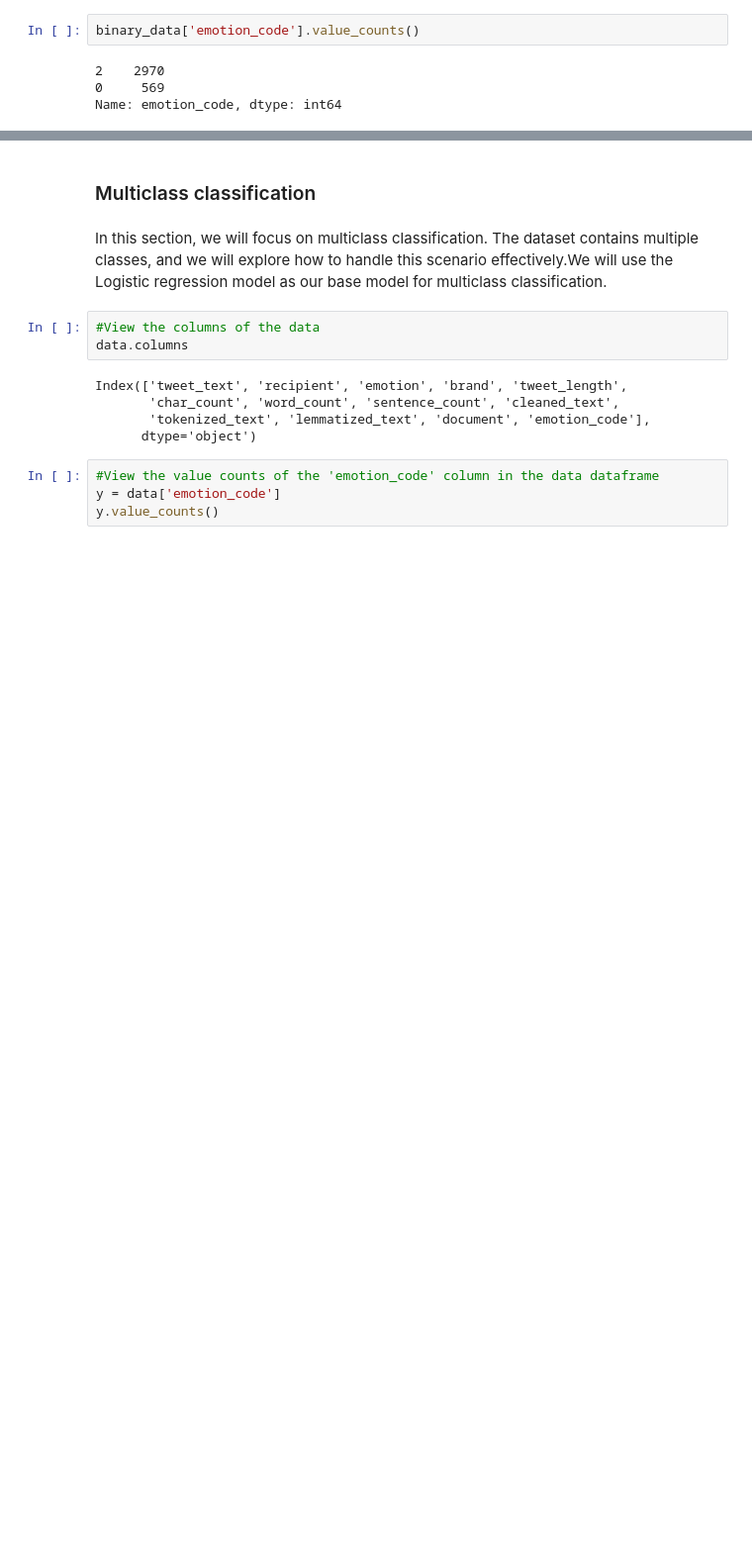
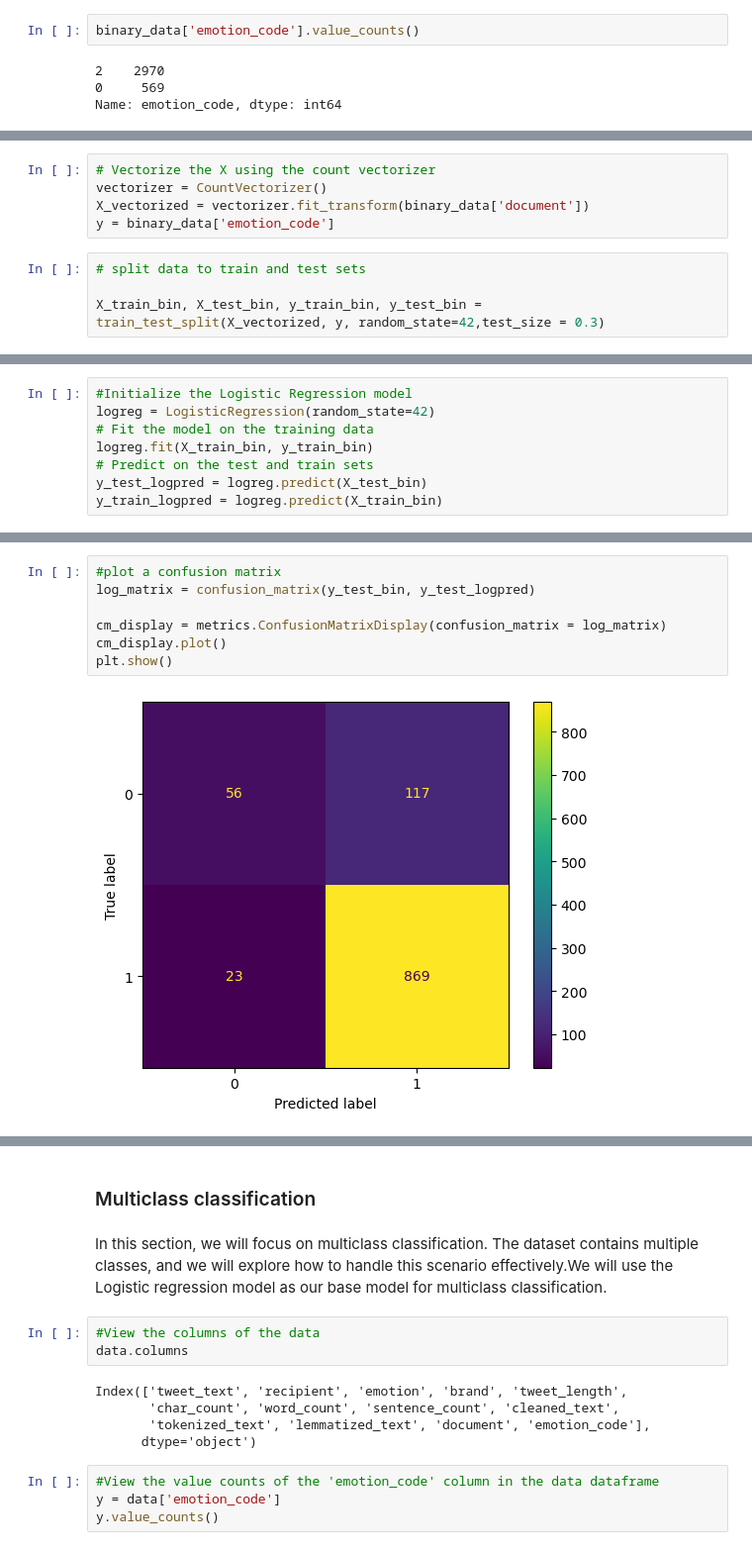
Before and after one commit to Julie-Nyawira/Phase4_Project, a Jupyter notebook: Index.ipynb, the cells around one changed output, grey strips where cells are left out. Shown: that part at 99% size. Drawn from its saved outputs; the diff is of its cells as text; blank space fills up the shorter version.

```diff
--- a/Index.ipynb
+++ b/Index.ipynb
@@ -943,0 +607,9 @@ weighted avg       0.80      0.73      0.76       885
+# %%
+# Vectorize the X using the count vectorizer
+vectorizer = CountVectorizer()
+X_vectorized = vectorizer.fit_transform(binary_data['document'])
+y = binary_data['emotion_code']
+# %%
+# split data to train and test sets
+
+X_train_bin, X_test_bin, y_train_bin, y_test_bin = train_test_split(X_vectorized, y, random_state=42,test_size = 0.3)
@@ -943,0 +618,8 @@ weighted avg       0.80      0.73      0.76       885
+# %%
+#Initialize the Logistic Regression model
+logreg = LogisticRegression(random_state=42)
+# Fit the model on the training data
+logreg.fit(X_train_bin, y_train_bin)
+# Predict on the test and train sets
+y_test_logpred = logreg.predict(X_test_bin)
+y_train_logpred = logreg.predict(X_train_bin)
@@ -943,0 +646,9 @@ weighted avg       0.80      0.73      0.76       885
+# %%
+#plot a confusion matrix
+log_matrix = confusion_matrix(y_test_bin, y_test_logpred)
+
+cm_display = metrics.ConfusionMatrixDisplay(confusion_matrix = log_matrix)
+cm_display.plot()
+plt.show()
+# %% [output]
+[figure, added]
```
Also changed, not shown: parts of 69 cells of this notebook, 1 other file.
